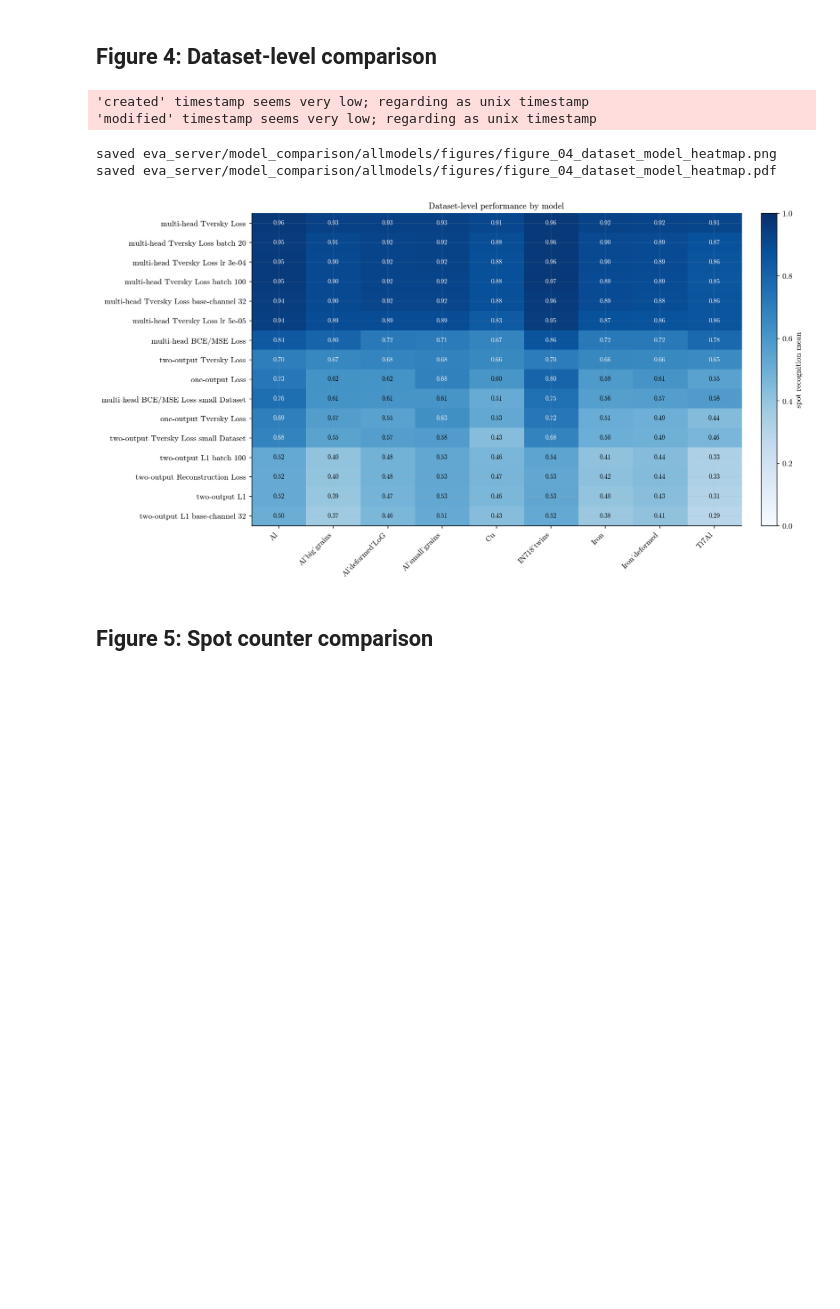
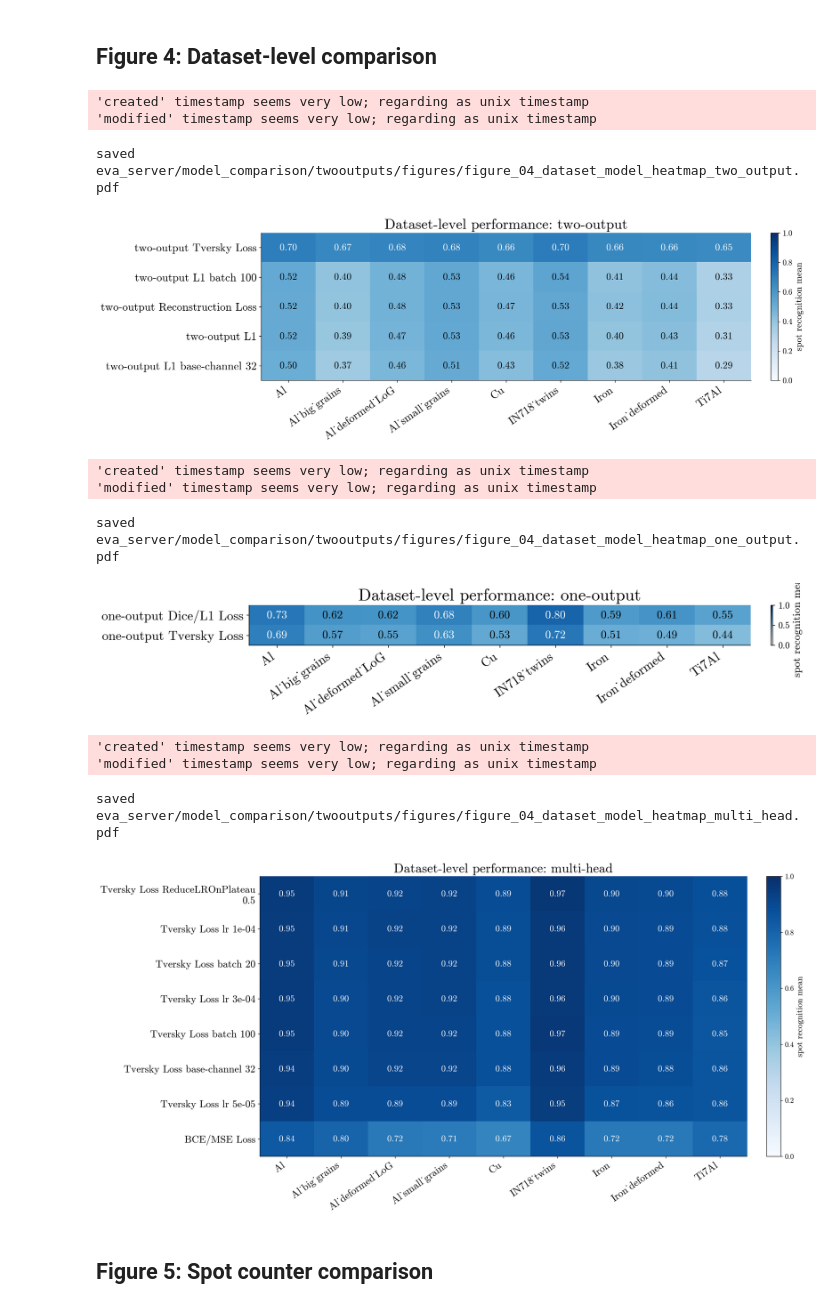
Before and after one commit to bluepineapple2000/CodeMA, a Jupyter notebook: compare_eva_server_models.ipynb, the cells around one changed output. Drawn from its saved outputs; the diff is of its cells as text; code cells hidden in the pictures; blank space fills up the shorter version.

```diff
--- a/compare_eva_server_models.ipynb
+++ b/compare_eva_server_models.ipynb
@@ -125,11 +175,8 @@ mpl.rcParams.update({
 ## Helpers
 # %%
 def savefig(fig, name):
-    png = FIGURE_DIR / f"{name}.png"
     pdf = FIGURE_DIR / f"{name}.pdf"
-    fig.savefig(png, bbox_inches="tight")
     fig.savefig(pdf, bbox_inches="tight")
-    print(f"saved {png}")
     print(f"saved {pdf}")
 
 
@@ -169,7 +216,7 @@ def extract_mmdd_hhmm(*texts):
 def model_display_name(model, source_dir, arch):
     stamp = extract_mmdd_hhmm(model, source_dir)
     if stamp is None:
-        base = Path(source_dir).name.re["Computer Modern Roman", "STIX Two Text", "DejaVu Serif"]
+        base = Path(source_dir).name
         return f"{base}_{arch}"
     return f"{stamp}_{arch}"
 
@@ -645,37 +649,63 @@ saved eva_server/model_comparison/allmodels/figures/figure_03_model_metric_compa
 # %%
 if "dataset" in sample_df.columns:
     dataset_metric = "spot_recognition_mean"
     dataset_table = (
         sample_df.groupby(["model_display", "architecture", "dataset"])[dataset_metric]
         .mean()
         .reset_index()
     )
-    pivot = dataset_table.pivot(index="model_display", columns="dataset", values=dataset_metric).loc[rank_df["model_display"]]
-    pivot.to_csv(OUTPUT_DIR / "dataset_spot_recognition_matrix.csv")
 
-    fig, ax = plt.subplots(figsize=(12.5, max(5, 0.42 * len(pivot))), constrained_layout=True)
-    im = ax.imshow(pivot, cmap=THESIS_BLUE_CMAP, vmin=0, vmax=1, aspect="auto")
-    ax.set_xticks(range(len(pivot.columns)), pivot.columns, rotation=45, ha="right")
-    ax.set_yticks(range(len(pivot.index)), pivot.index)
-    for tick in ax.get_yticklabels():
-        tick.set_color("black")
-    for y in range(pivot.shape[0]):
-        for x in range(pivot.shape[1]):
-            value = pivot.iloc[y, x]
-            if pd.notna(value):
-                ax.text(x, y, f"{value:.2f}", ha="center", va="center", color="white" if value > 0.62 else "black", fontsize=8)
-    fig.colorbar(im, ax=ax, label="spot recognition mean", location="right", fraction=0.035, pad=0.04)
-    ax.set_title("Dataset-level performance by model")
-    savefig(fig, "figure_04_dataset_model_heatmap")
-    plt.show()
+    for group_name, group_models in MODEL_GROUPS.items():
+        group_rank = subset_for_models(rank_df, group_models).sort_values(RANK_PRIMARY, ascending=False)
+        group_order = group_rank["model_display"].tolist()
+        if not group_order:
+            print(f"No available models for {group_name}.")
+            continue
+
+        pivot = dataset_table.pivot(index="model_display", columns="dataset", values=dataset_metric).reindex(group_order)
+        figure_04_sizes = {
+            "two-output": (15.0, max(4.8, 0.78 * len(pivot))),
+            "multi-head": (16.5, max(8.2, 0.82 * len(pivot))),
+        }
+        fig_size = figure_04_sizes.get(group_name, (12.8, max(2.4, 0.4 * len(pivot))))
+        fig, ax = plt.subplots(figsize=fig_size, constrained_layout=True)
+        im = ax.imshow(pivot, cmap=THESIS_BLUE_CMAP, vmin=0, vmax=1, aspect="auto")
+        ax.grid(False)
+        x_labels = [wrap_model_label(label, width=14) for label in pivot.columns]
+        y_labels = pivot.index.tolist()
+        if group_name == "multi-head":
+            y_labels = [label.replace("multi-head ", "") for label in y_labels]
+        y_labels = [wrap_model_label(label, width=30 if group_name == "multi-head" else 34) for label in y_labels]
+        ax.set_xticks(range(len(pivot.columns)), x_labels, rotation=35, ha="right", fontsize=17)
+        ax.set_yticks(range(len(pivot.index)), y_labels, fontsize=17)
+        for tick in ax.get_yticklabels():
+            tick.set_color("black")
+        for tick in ax.get_xticklabels():
+            tick.set_color("black")
+        for y in range(pivot.shape[0]):
+            for x in range(pivot.shape[1]):
+                value = pivot.iloc[y, x]
+                if pd.notna(value):
+                    ax.text(x, y, f"{value:.2f}", ha="center", va="center", color="white" if value > 0.62 else "black", fontsize=15)
+        fig.colorbar(im, ax=ax, label="spot recognition mean", location="right", fraction=0.035, pad=0.04)
+        ax.set_title(f"Dataset-level performance: {group_name}", fontsize=22)
+        savefig(fig, f"figure_04_dataset_model_heatmap_{group_name.replace('-', '_')}")
+        plt.show()
 else:
     print("No dataset information available in sample-level metrics.")
 # %% [output]
 'created' timestamp seems very low; regarding as unix timestamp
 'modified' timestamp seems very low; regarding as unix timestamp
-saved eva_server/model_comparison/allmodels/figures/figure_04_dataset_model_heatmap.png
-saved eva_server/model_comparison/allmodels/figures/figure_04_dataset_model_heatmap.pdf
+saved eva_server/model_comparison/twooutputs/figures/figure_04_dataset_model_heatmap_two_output.pdf
-[figure, old version]
+[figure, new version]
+'created' timestamp seems very low; regarding as unix timestamp
+'modified' timestamp seems very low; regarding as unix timestamp
+saved eva_server/model_comparison/twooutputs/figures/figure_04_dataset_model_heatmap_one_output.pdf
+[figure, added]
+'created' timestamp seems very low; regarding as unix timestamp
+'modified' timestamp seems very low; regarding as unix timestamp
+saved eva_server/model_comparison/twooutputs/figures/figure_04_dataset_model_heatmap_multi_head.pdf
+[figure, added]
 # %% [markdown]
 ## Figure 5: Spot counter comparison
 # %%
```
Also changed, not shown: parts of 14 cells of this notebook, 15 other files.
